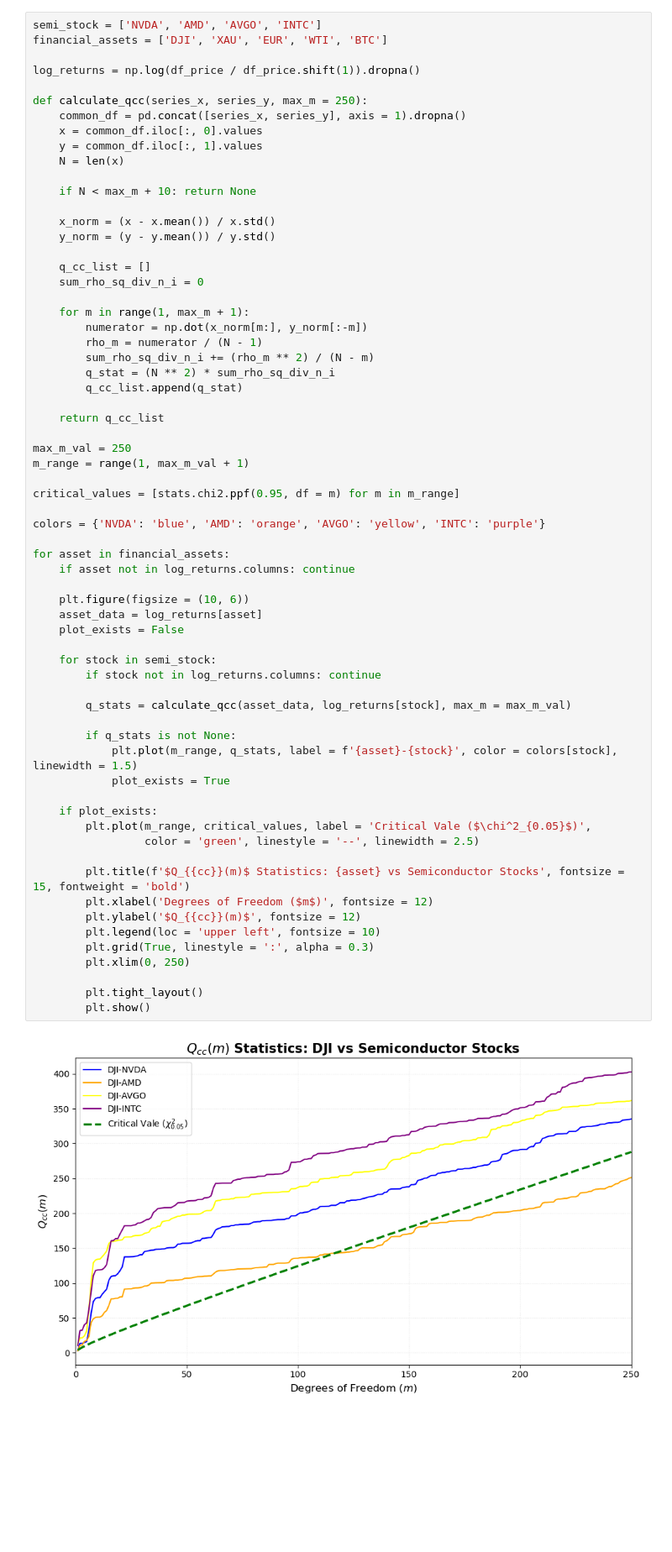
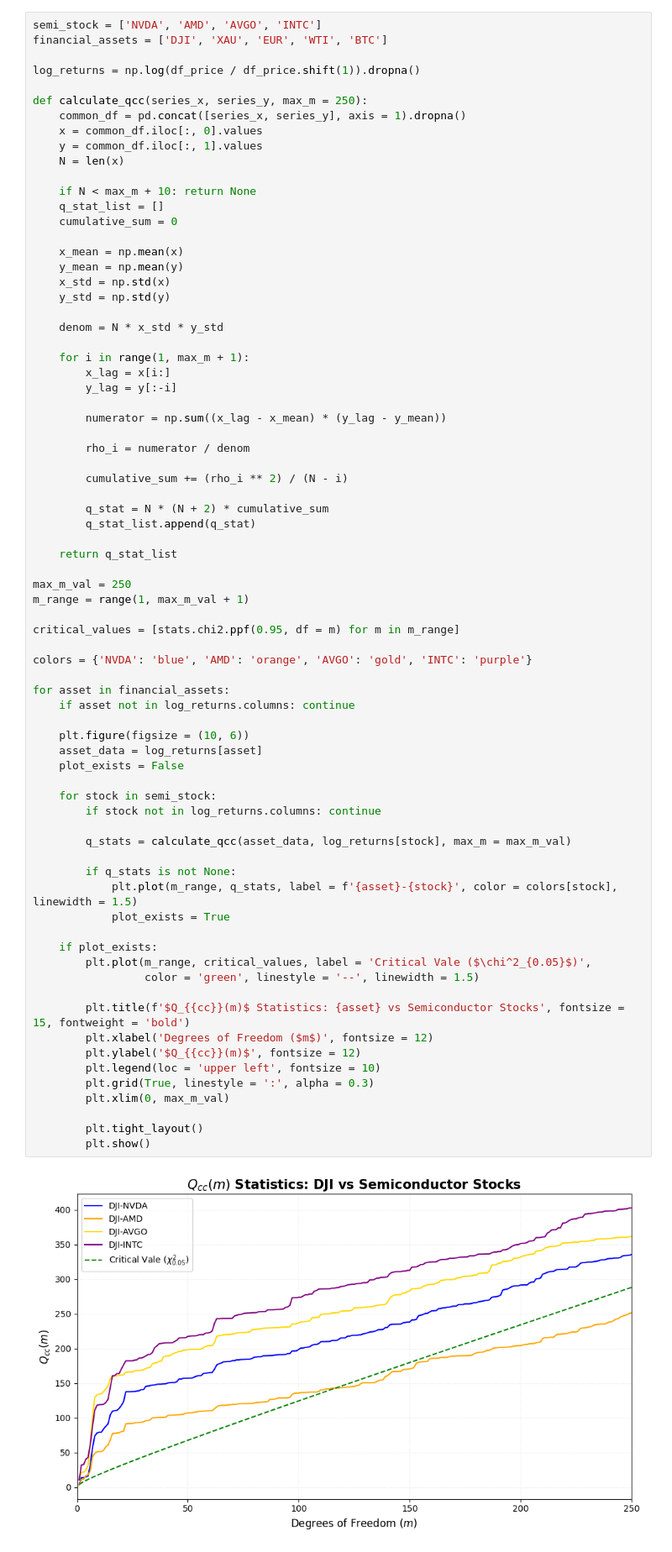
Before and after one commit to turtle-jaewoo/MF-ADCCA, a Jupyter notebook: MF-ADCCA.ipynb, the cells around one changed output. Shown at 84% size. Drawn from its saved outputs; the diff is of its cells as text; blank space fills up the shorter version.

```diff
--- a/MF-ADCCA.ipynb
+++ b/MF-ADCCA.ipynb
@@ -232,57 +232,66 @@ def calculate_qcc(series_x, series_y, max_m = 250):
     N = len(x)
 
     if N < max_m + 10: return None
+    q_stat_list = []
+    cumulative_sum = 0
 
-    x_norm = (x - x.mean()) / x.std()
-    y_norm = (y - y.mean()) / y.std()
+    x_mean = np.mean(x)
+    y_mean = np.mean(y)
+    x_std = np.std(x)
+    y_std = np.std(y)
 
-    q_cc_list = []
-    sum_rho_sq_div_n_i = 0
+    denom = N * x_std * y_std
 
-    for m in range(1, max_m + 1):
-        numerator = np.dot(x_norm[m:], y_norm[:-m])
-        rho_m = numerator / (N - 1)
-        sum_rho_sq_div_n_i += (rho_m ** 2) / (N - m)
-        q_stat = (N ** 2) * sum_rho_sq_div_n_i
-        q_cc_list.append(q_stat)
+    for i in range(1, max_m + 1):
+        x_lag = x[i:]
+        y_lag = y[:-i]
 
-    return q_cc_list
+        numerator = np.sum((x_lag - x_mean) * (y_lag - y_mean))
+
+        rho_i = numerator / denom
+
+        cumulative_sum += (rho_i ** 2) / (N - i)
+
+        q_stat = N * (N + 2) * cumulative_sum
+        q_stat_list.append(q_stat)
+
+    return q_stat_list
 
 max_m_val = 250
 m_range = range(1, max_m_val + 1)
 
 critical_values = [stats.chi2.ppf(0.95, df = m) for m in m_range]
 
-colors = {'NVDA': 'blue', 'AMD': 'orange', 'AVGO': 'yellow', 'INTC': 'purple'}
+colors = {'NVDA': 'blue', 'AMD': 'orange', 'AVGO': 'gold', 'INTC': 'purple'}
 
 for asset in financial_assets:
     if asset not in log_returns.columns: continue
 
     plt.figure(figsize = (10, 6))
     asset_data = log_returns[asset]
     plot_exists = False
 
     for stock in semi_stock:
         if stock not in log_returns.columns: continue
 
         q_stats = calculate_qcc(asset_data, log_returns[stock], max_m = max_m_val)
 
         if q_stats is not None:
             plt.plot(m_range, q_stats, label = f'{asset}-{stock}', color = colors[stock], linewidth = 1.5)
             plot_exists = True
 
     if plot_exists:
         plt.plot(m_range, critical_values, label = 'Critical Vale ($\chi^2_{0.05}$)',
-                 color = 'green', linestyle = '--', linewidth = 2.5)
+                 color = 'green', linestyle = '--', linewidth = 1.5)
 
         plt.title(f'$Q_{{cc}}(m)$ Statistics: {asset} vs Semiconductor Stocks', fontsize = 15, fontweight = 'bold')
         plt.xlabel('Degrees of Freedom ($m$)', fontsize = 12)
         plt.ylabel('$Q_{{cc}}(m)$', fontsize = 12)
         plt.legend(loc = 'upper left', fontsize = 10)
         plt.grid(True, linestyle = ':', alpha = 0.3)
-        plt.xlim(0, 250)
+        plt.xlim(0, max_m_val)
 
         plt.tight_layout()
         plt.show()
 # %% [output]
-[figure, old version]
+[figure, new version]
```
Also changed, not shown: parts of 7 cells of this notebook.
